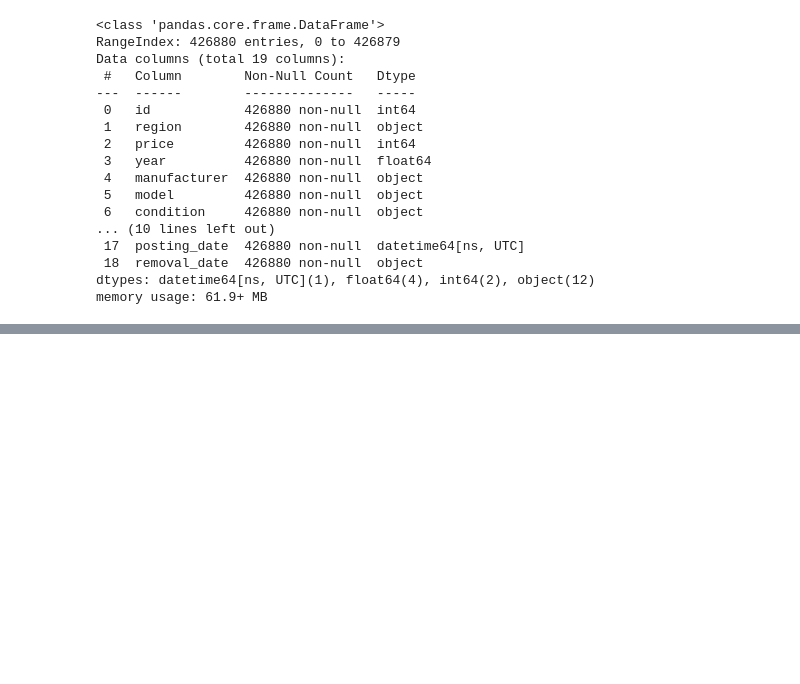
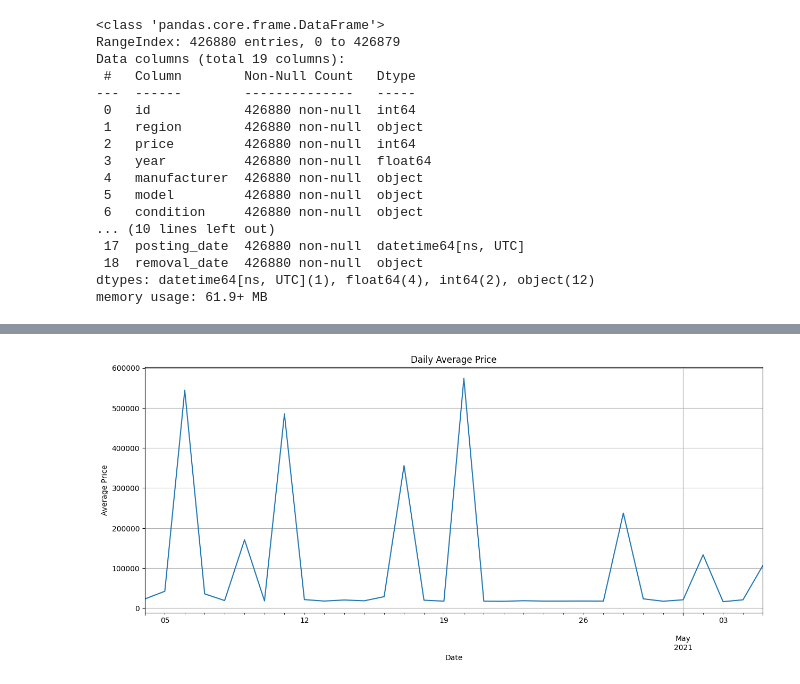
Before and after one commit to M254-bto/Lux-BootCamp, a Jupyter notebook: craigslist-car-time-series.ipynb, the cells around one changed output, grey strips where cells are left out. Drawn from its saved outputs; the diff is of its cells as text; code cells hidden in the pictures; blank space fills up the shorter version.

```diff
--- a/craigslist-car-time-series.ipynb
+++ b/craigslist-car-time-series.ipynb
@@ -246,3 +258,7 @@ fig_freq.show()
 [interactive output not drawn]
 [interactive output not drawn]
 [interactive output not drawn]
+# %%
+#Daily Average price
+
+daily_average = data['price'].resample('D').mean()
@@ -248,0 +278,9 @@ fig_freq.show()
+# %%
+plt.figure(figsize=(15, 6))
+daily_average.plot()
+plt.title('Daily Average Price')
+plt.xlabel('Date')
+plt.ylabel('Average Price')
+plt.grid(True)
+plt.show()
+# %% [output]
@@ -248,0 +293 @@ fig_freq.show()
+[figure, added]
```
Also changed, not shown: parts of 10 cells of this notebook.
